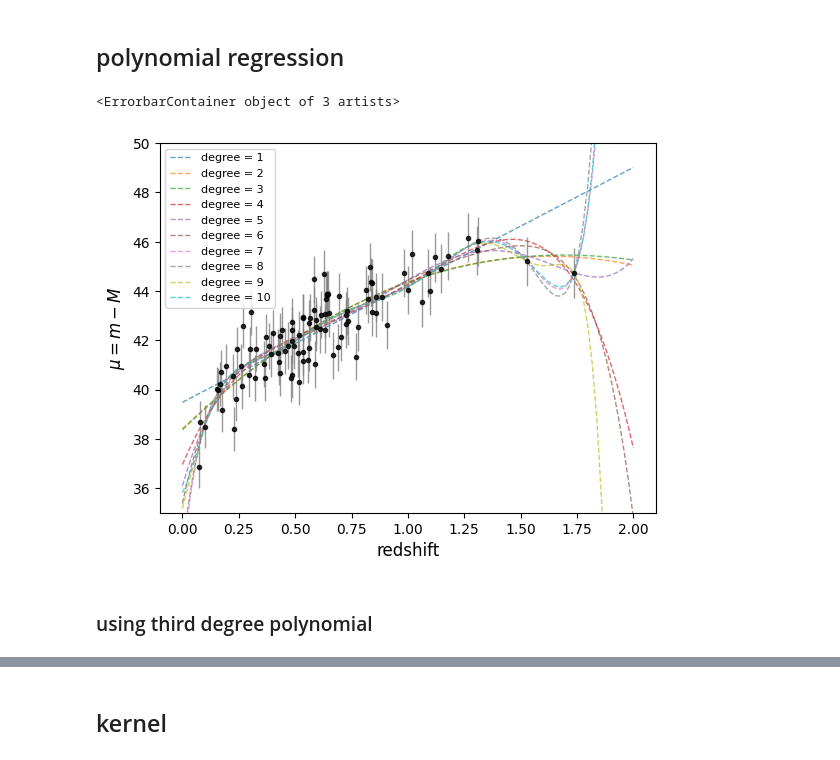
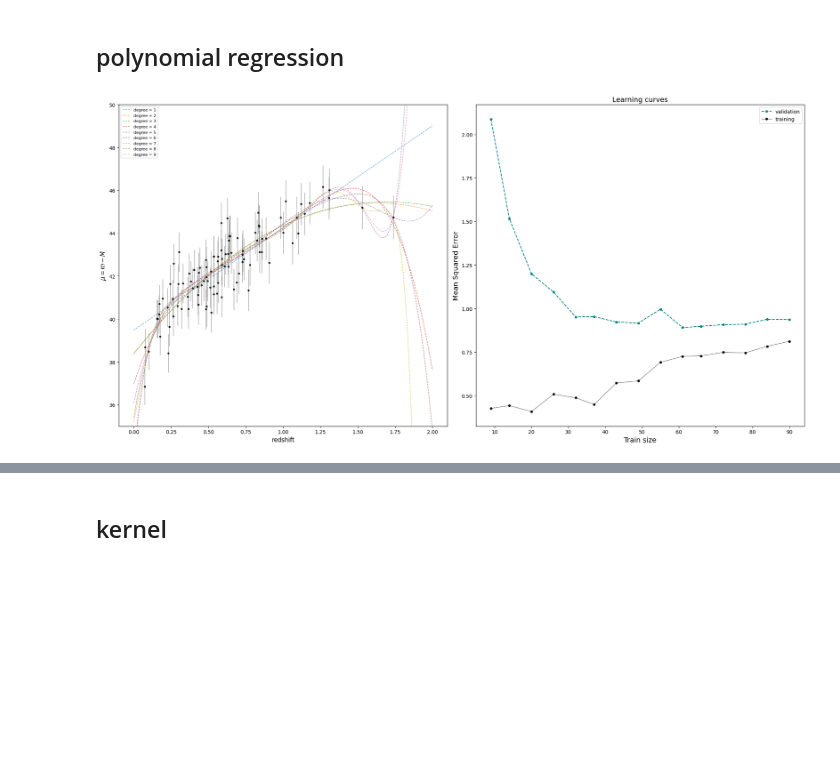
Before and after one commit to malvibellotti/astrostatistics_bicocca_2024, a Jupyter notebook: working/lecture_17_18.ipynb, the cells around one changed output, grey strips where cells are left out. Saved outputs shown, nothing was run; the diff lists cells and outputs as text; code cells hidden in the pictures; blank space fills up the shorter version.

```diff
--- a/working/lecture_17_18.ipynb
+++ b/working/lecture_17_18.ipynb
@@ -116,25 +110,40 @@ plt.legend(loc="best")
 # %%
 from astroML.linear_model import PolynomialRegression
 
+colors = sns.color_palette()
+fig, axes = plt.subplots(1, 2, figsize=(20, 10))
 
-colors = sns.color_palette()
-for degree in range(1, 11):
-    color_= colors[degree - 1]
+# Plot 1: Polynomial Regression fits
+for degree in range(1, 10):
+    color_ = colors[degree - 1]
     model = PolynomialRegression(degree)
     model.fit(x, y, dmu)
     y_pred = model.predict(x_grid)
     n_constraints = degree + 1
 
-    plt.plot(x_grid, y_pred,linestyle = "--", color= color_,alpha = 0.7, linewidth=1, label="degree = %i" % degree)
-    plt.xlabel("redshift", fontsize=12)
-    plt.ylabel("$\mu = m-M$", fontsize=12)
-    plt.legend(loc="upper left", fontsize=8)
-    #plt.xlim(0,1.8)
-    plt.ylim(35,50)
+    axes[0].plot(x_grid, y_pred, linestyle="--", color=color_, alpha=0.7, linewidth=1, label="degree = %i" % degree)
+    axes[0].set_xlabel("redshift", fontsize=12)
+    axes[0].set_ylabel("$\mu = m-M$", fontsize=12)
+    axes[0].legend(loc="upper left", fontsize=8)
+    axes[0].set_ylim(35, 50)
 
-plt.errorbar(x, y, dmu, fmt='.k', ecolor='gray', alpha = 0.8, lw=1,label='data')
+axes[0].errorbar(x, y, dmu, fmt='.k', ecolor='gray', alpha=0.8, lw=1, label='data')
+
+# Plot 2: Learning curves, using a third degree polynomial
+pol_reg = PolynomialRegression(3)
+train_sizes, train_scores_linreg, test_scores_linreg = \
+    learning_curve(pol_reg, x, y, train_sizes=np.linspace(0.1, 1, 15), \
+    scoring="neg_mean_squared_error", cv=10)
+
+axes[1].plot(train_sizes, -test_scores_linreg.mean(1), 'o-', markersize=4, linestyle="--", color="teal", label="validation")
+axes[1].plot(train_sizes, -train_scores_linreg.mean(1), 'o-', markersize=4, color="black", linewidth=0.5, label="training")
+
+axes[1].set_xlabel("Train size", fontsize=14)
+axes[1].set_ylabel("Mean Squared Error", fontsize=14)
+axes[1].set_title('Learning curves', fontsize=14)
+axes[1].legend(loc="best")
+
+plt.tight_layout()
+plt.show()
 # %% [output]
-<ErrorbarContainer object of 3 artists>
-[figure, old version]
+[figure, new version]
-# %% [markdown]
-### using third degree polynomial
```
Also changed, not shown: parts of 16 cells of this notebook.
